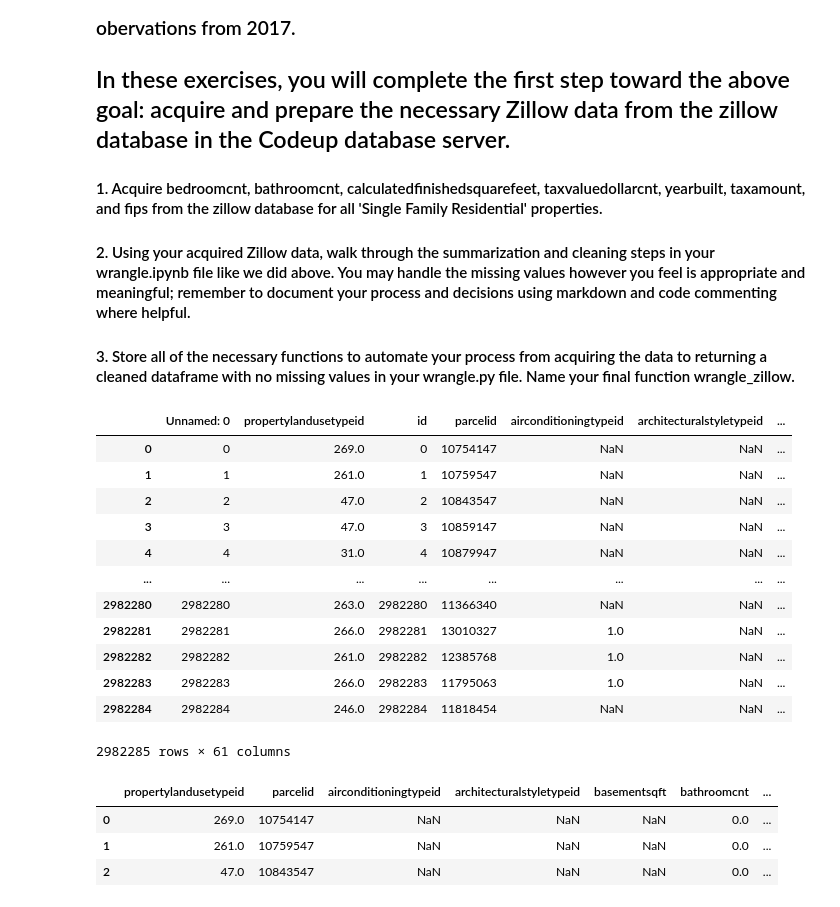
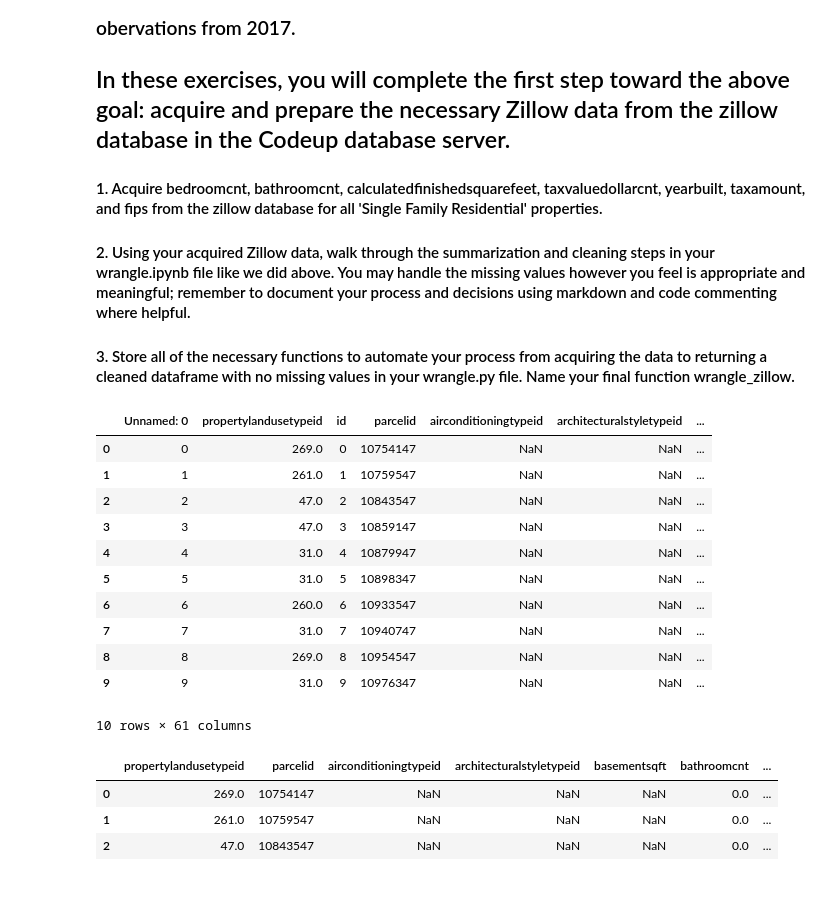
Before and after one commit to etclark3/regression-exercises, a Jupyter notebook: zillow_acq-prep.ipynb, the cells around one changed output. Cells and saved outputs as stored; diff of their text form; code cells hidden in the pictures.

```diff
--- a/zillow_acq-prep.ipynb
+++ b/zillow_acq-prep.ipynb
@@ -49,18 +45,17 @@ from sklearn.preprocessing import MinMaxScaler, StandardScaler, RobustScaler, Qu
-# %%
-wrangle.get_zillow_2017()
-# %% [output]
-|  | Unnamed: 0 | propertylandusetypeid | id | parcelid | airconditioningtypeid | architecturalstyletypeid | ... |
-| 0 | 0 | 269.0 | 0 | 10754147 | NaN | NaN | ... |
-| 1 | 1 | 261.0 | 1 | 10759547 | NaN | NaN | ... |
-| 2 | 2 | 47.0 | 2 | 10843547 | NaN | NaN | ... |
-| 3 | 3 | 47.0 | 3 | 10859147 | NaN | NaN | ... |
-| 4 | 4 | 31.0 | 4 | 10879947 | NaN | NaN | ... |
-| ... | ... | ... | ... | ... | ... | ... | ... |
-| 2982280 | 2982280 | 263.0 | 2982280 | 11366340 | NaN | NaN | ... |
-| 2982281 | 2982281 | 266.0 | 2982281 | 13010327 | 1.0 | NaN | ... |
-| 2982282 | 2982282 | 261.0 | 2982282 | 12385768 | 1.0 | NaN | ... |
-| 2982283 | 2982283 | 266.0 | 2982283 | 11795063 | 1.0 | NaN | ... |
-| 2982284 | 2982284 | 246.0 | 2982284 | 11818454 | NaN | NaN | ... |
-2982285 rows × 61 columns
+# %%
+acquire.get_zillow_2017().head(10)
+# %% [output]
+|  | Unnamed: 0 | propertylandusetypeid | id | parcelid | airconditioningtypeid | architecturalstyletypeid | ... |
+| 0 | 0 | 269.0 | 0 | 10754147 | NaN | NaN | ... |
+| 1 | 1 | 261.0 | 1 | 10759547 | NaN | NaN | ... |
+| 2 | 2 | 47.0 | 2 | 10843547 | NaN | NaN | ... |
+| 3 | 3 | 47.0 | 3 | 10859147 | NaN | NaN | ... |
+| 4 | 4 | 31.0 | 4 | 10879947 | NaN | NaN | ... |
+| 5 | 5 | 31.0 | 5 | 10898347 | NaN | NaN | ... |
+| 6 | 6 | 260.0 | 6 | 10933547 | NaN | NaN | ... |
+| 7 | 7 | 31.0 | 7 | 10940747 | NaN | NaN | ... |
+| 8 | 8 | 269.0 | 8 | 10954547 | NaN | NaN | ... |
+| 9 | 9 | 31.0 | 9 | 10976347 | NaN | NaN | ... |
+10 rows × 61 columns
 # %%
 # Dropping obvious unnecessary columns right off the bat
```
Also changed, not shown: parts of 48 cells of this notebook.
